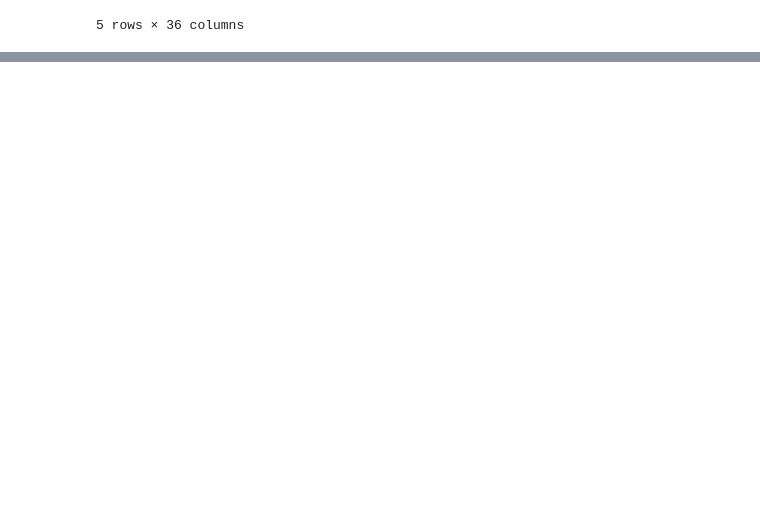
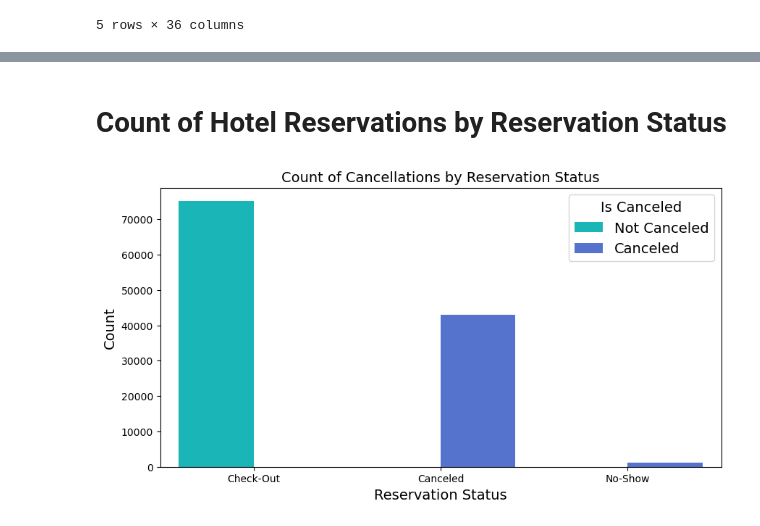
Before and after one commit to McGill-MMA-EnterpriseAnalytics/hotel-cancellation-analysis, a Jupyter notebook: Final_Project_Notebook.ipynb, the cells around one changed output, grey strips where cells are left out. Drawn from its saved outputs; the diff is of its cells as text; code cells hidden in the pictures; blank space fills up the shorter version.

```diff
--- a/Final_Project_Notebook.ipynb
+++ b/Final_Project_Notebook.ipynb
@@ -21,0 +139,10 @@ data.head()
+# %%
+plt.rc('font', size=14)
+plt.rc('axes', labelsize=14, titlesize=14)
+plt.rc('legend', fontsize=14)
+plt.rc('xtick', labelsize=10)
+plt.rc('ytick', labelsize=10)
+
+data.hist(bins=50, figsize=(12, 8))
+plt.tight_layout()  # This will adjust the subplots to fit into the figure area.
+plt.show()
@@ -21,0 +185,13 @@ data.head()
+# %% [markdown]
+# Count of Hotel Reservations by Reservation Status
+# %%
+# Bivariate bar plot of 'is_canceled' vs 'reservation_status' with specified colors
+plt.figure(figsize=(10, 5))
+sns.countplot(x='reservation_status', hue='is_canceled', data=data, palette=['darkturquoise', 'royalblue'])
+plt.title('Count of Cancellations by Reservation Status')
+plt.xlabel('Reservation Status')
+plt.ylabel('Count')
+plt.legend(title='Is Canceled', labels=['Not Canceled', 'Canceled'])
+plt.show()
+# %% [output]
+[figure, added]
```
Also changed, not shown: parts of 31 cells of this notebook.
